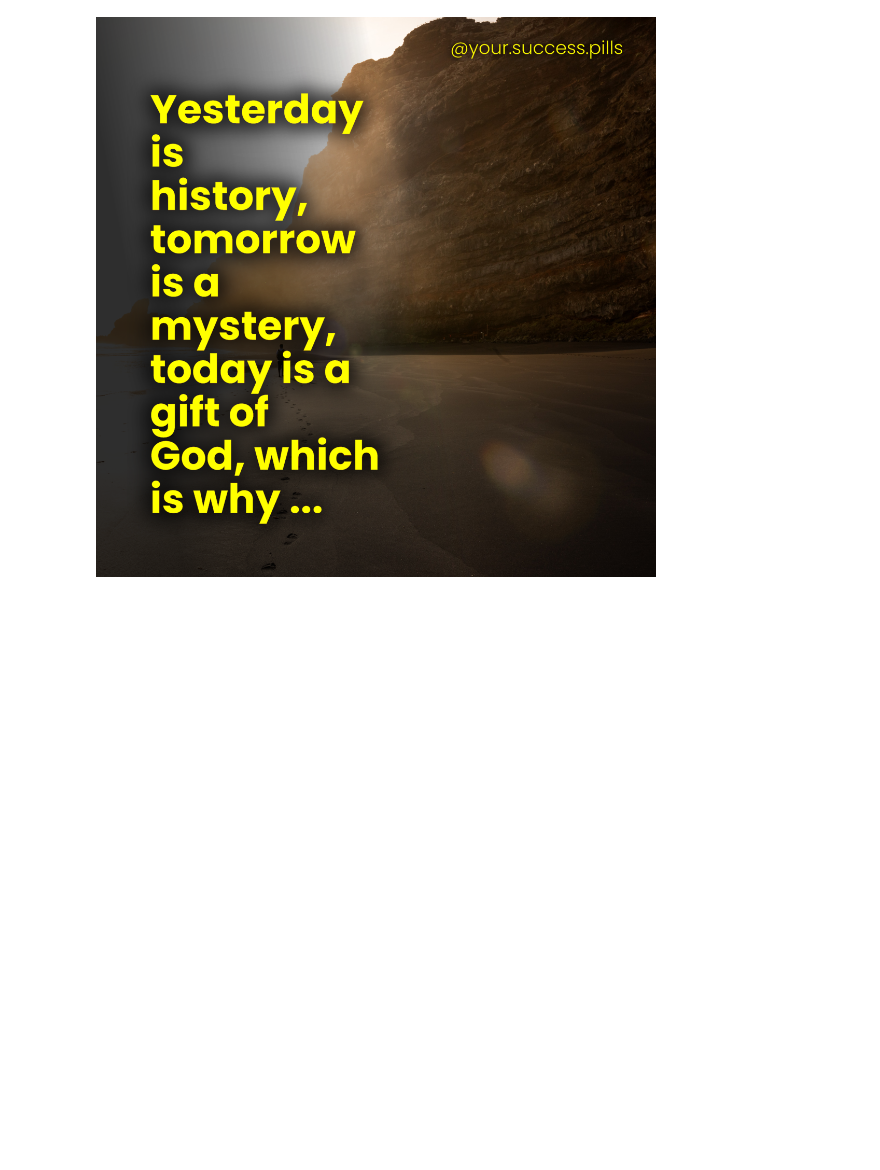
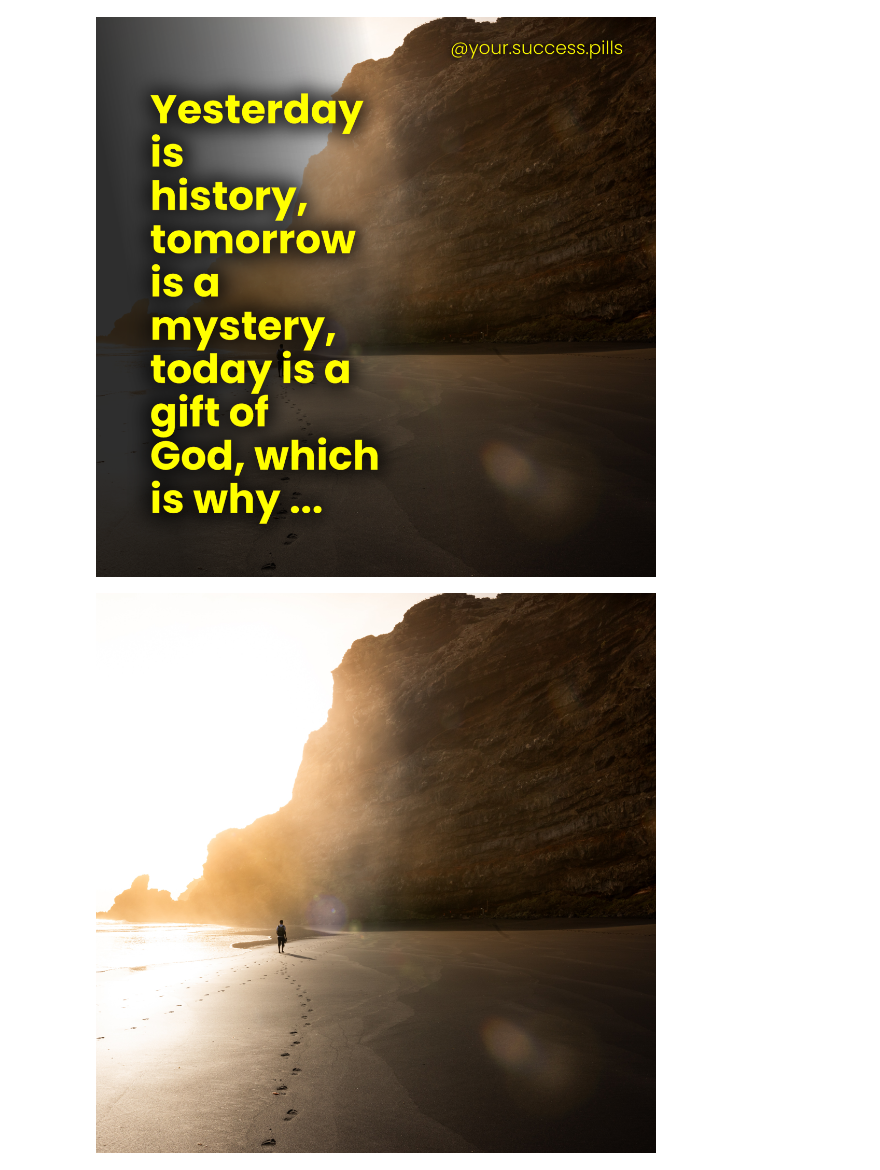
Before and after one commit to murilobellatini/smart-poster, a Jupyter notebook: notebooks/create-mvp-post/9-mass-generate-images.ipynb, the cells around one changed output. Saved outputs shown, nothing was run; the diff lists cells and outputs as text; code cells hidden in the pictures; blank space fills up the shorter version.

```diff
--- a/notebooks/create-mvp-post/9-mass-generate-images.ipynb
+++ b/notebooks/create-mvp-post/9-mass-generate-images.ipynb
@@ -27,9 +27,13 @@ for t in themes:
         filepath = LOCAL_PROCESSED_DATA_PATH / f"{t}_{i}.{format_}"
         img = crop(img_url, export=False, output_size=(1080,1080))
         txt = q['quote']
-        post = merge_text_to_image(img, txt, profile_url="@your.success.pills", txt_aspect_ratio=.4, txt_brightness=3)
+        post = merge_text_to_image(img, txt, top_right_txt="@your.success.pills", txt_aspect_ratio=.4, txt_brightness=3)
         post.save(filepath, format_, quality=90)
 post
 # %% [output]
 God 0
 [figure]
+# %%
+img
+# %% [output]
+[figure, added]
```
Also changed, not shown: 1 other file.
